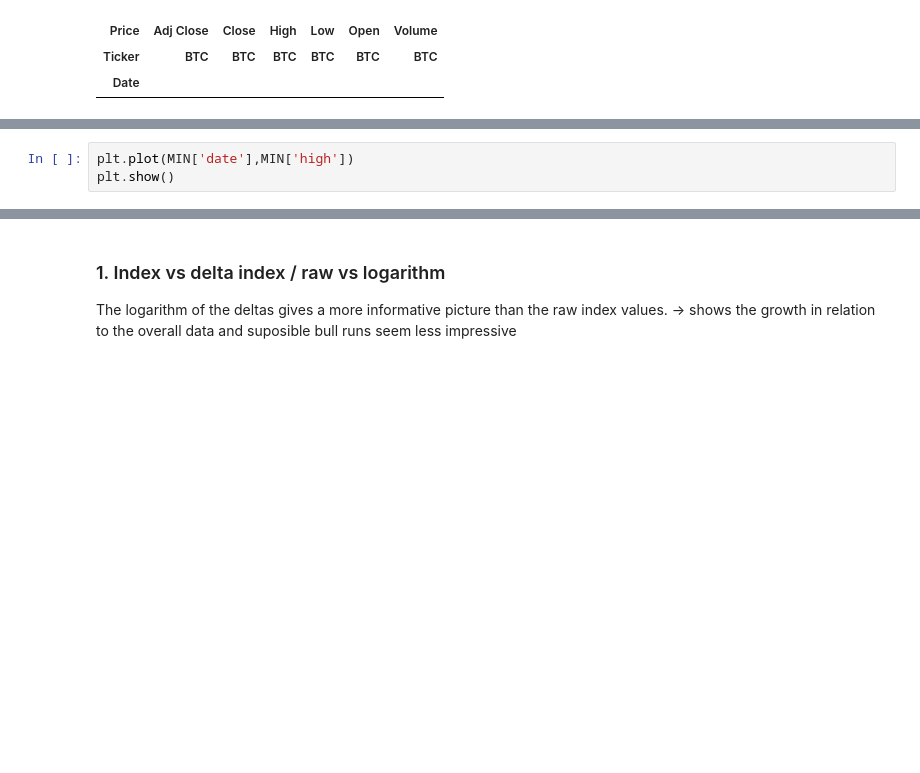
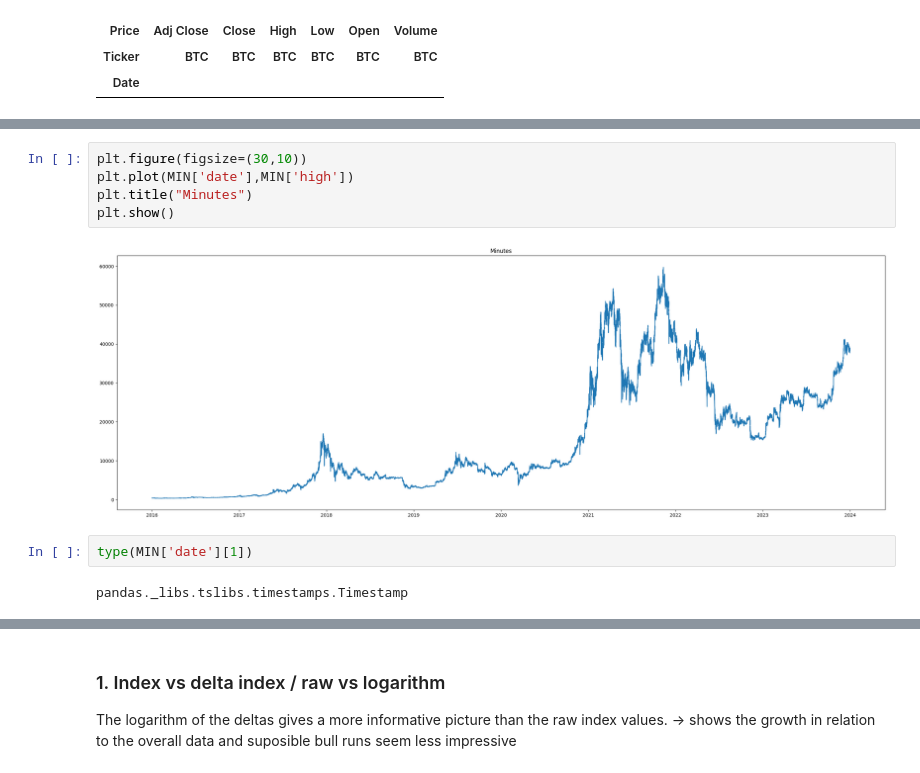
Before and after one commit to weberkry/MOM_Crypto_Bot, a Jupyter notebook: agent/Data Set exploration.ipynb, the cells around one changed output, grey strips where cells are left out. Cells and saved outputs as stored; diff of their text form; blank space fills up the shorter version.

```diff
--- a/agent/Data Set exploration.ipynb
+++ b/agent/Data Set exploration.ipynb
@@ -106,6 +128,14 @@ MONTH.to_csv("month.csv")
 # %%
+plt.figure(figsize=(30,10))
 plt.plot(MIN['date'],MIN['high'])
+plt.title("Minutes")
 plt.show()
+# %% [output]
+[figure, added]
+# %%
+type(MIN['date'][1])
+# %% [output]
+pandas._libs.tslibs.timestamps.Timestamp
 # %%
 plt.plot(HOUR['date'],HOUR['high'])
 plt.show()
```
Also changed, not shown: parts of 25 cells of this notebook, 3 other files.
